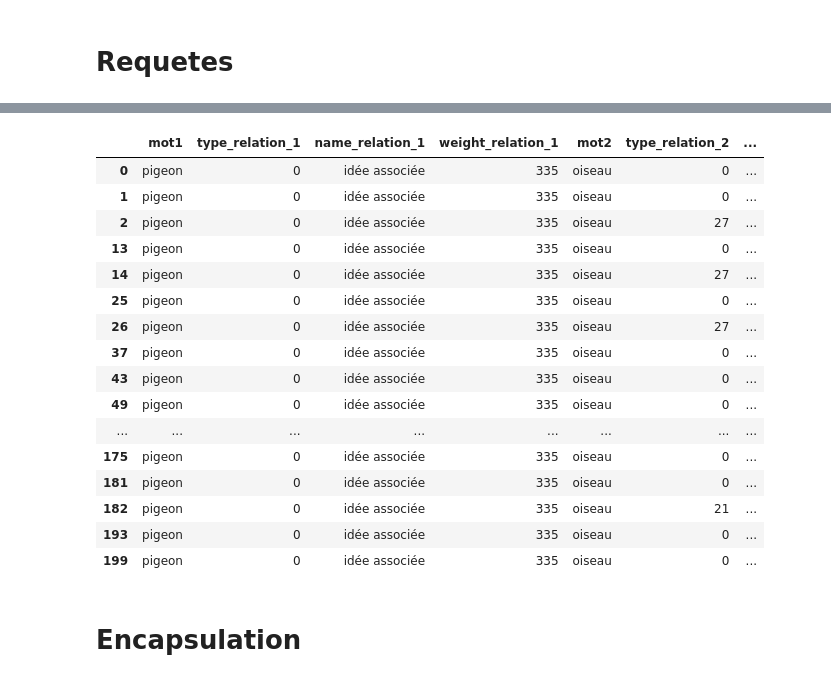
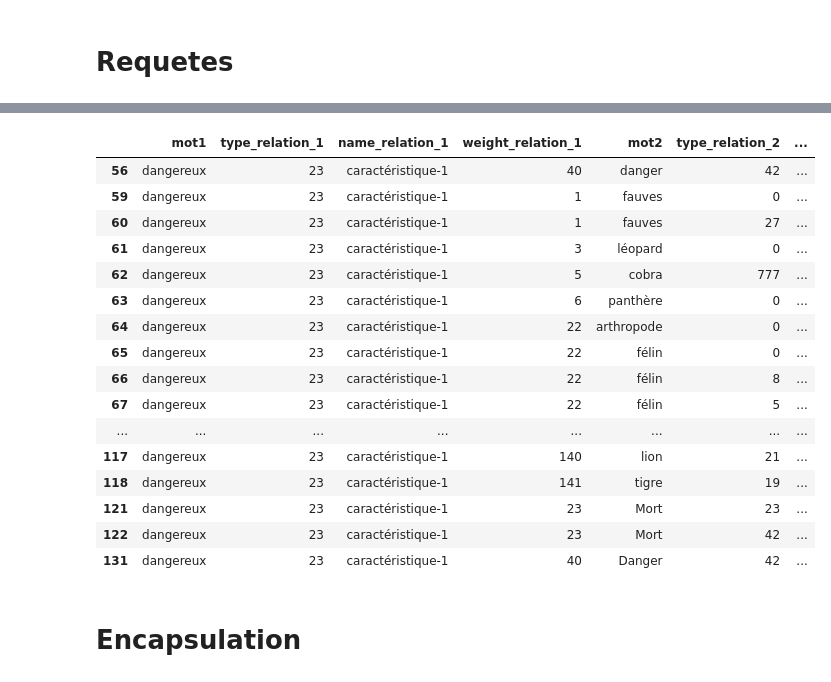
Before and after one commit to AissAiss/JeuxDeMots, a Jupyter notebook: codeAndParser.ipynb, the cells around one changed output, grey strips where cells are left out. Drawn from its saved outputs; the diff is of its cells as text; code cells hidden in the pictures.

```diff
--- a/codeAndParser.ipynb
+++ b/codeAndParser.ipynb
@@ -600,7 +582,7 @@ def relationDistance4(A, E, csv=False):
 # %% [markdown]
 # Requetes
 # %%
-df = pd.read_csv(PATH_DWH + DWH_3, sep = ";")
+df = pd.read_csv(PATH_DWH + DWH_2, sep = ";")
 df
 # %% [output]
 |  | mot1 | type_relation_1 | name_relation_1 | weight_relation_1 | mot2 | type_relation_2 | ... |
@@ -619,23 +601,23 @@ df
 # %%
-df.loc[(df['mot2'] == "oiseau") & (df['mean'] > 100)]
+df.loc[(df['type_relation_1'] == 23)]
 # %% [output]
 |  | mot1 | type_relation_1 | name_relation_1 | weight_relation_1 | mot2 | type_relation_2 | ... |
-| 0 | pigeon | 0 | idée associée | 335 | oiseau | 0 | ... |
-| 1 | pigeon | 0 | idée associée | 335 | oiseau | 0 | ... |
-| 2 | pigeon | 0 | idée associée | 335 | oiseau | 27 | ... |
-| 13 | pigeon | 0 | idée associée | 335 | oiseau | 0 | ... |
-| 14 | pigeon | 0 | idée associée | 335 | oiseau | 27 | ... |
-| 25 | pigeon | 0 | idée associée | 335 | oiseau | 0 | ... |
-| 26 | pigeon | 0 | idée associée | 335 | oiseau | 27 | ... |
-| 37 | pigeon | 0 | idée associée | 335 | oiseau | 0 | ... |
-| 43 | pigeon | 0 | idée associée | 335 | oiseau | 0 | ... |
-| 49 | pigeon | 0 | idée associée | 335 | oiseau | 0 | ... |
+| 56 | dangereux | 23 | caractéristique-1 | 40 | danger | 42 | ... |
+| 59 | dangereux | 23 | caractéristique-1 | 1 | fauves | 0 | ... |
+| 60 | dangereux | 23 | caractéristique-1 | 1 | fauves | 27 | ... |
+| 61 | dangereux | 23 | caractéristique-1 | 3 | léopard | 0 | ... |
+| 62 | dangereux | 23 | caractéristique-1 | 5 | cobra | 777 | ... |
+| 63 | dangereux | 23 | caractéristique-1 | 6 | panthère | 0 | ... |
+| 64 | dangereux | 23 | caractéristique-1 | 22 | arthropode | 0 | ... |
+| 65 | dangereux | 23 | caractéristique-1 | 22 | félin | 0 | ... |
+| 66 | dangereux | 23 | caractéristique-1 | 22 | félin | 8 | ... |
+| 67 | dangereux | 23 | caractéristique-1 | 22 | félin | 5 | ... |
 | ... | ... | ... | ... | ... | ... | ... | ... |
-| 175 | pigeon | 0 | idée associée | 335 | oiseau | 0 | ... |
-| 181 | pigeon | 0 | idée associée | 335 | oiseau | 0 | ... |
-| 182 | pigeon | 0 | idée associée | 335 | oiseau | 21 | ... |
-| 193 | pigeon | 0 | idée associée | 335 | oiseau | 0 | ... |
-| 199 | pigeon | 0 | idée associée | 335 | oiseau | 0 | ... |
+| 117 | dangereux | 23 | caractéristique-1 | 140 | lion | 21 | ... |
+| 118 | dangereux | 23 | caractéristique-1 | 141 | tigre | 19 | ... |
+| 121 | dangereux | 23 | caractéristique-1 | 23 | Mort | 23 | ... |
+| 122 | dangereux | 23 | caractéristique-1 | 23 | Mort | 42 | ... |
+| 131 | dangereux | 23 | caractéristique-1 | 40 | Danger | 42 | ... |
 # %% [markdown]
 # Encapsulation
 # %%
```
Also changed, not shown: parts of 7 cells of this notebook.
